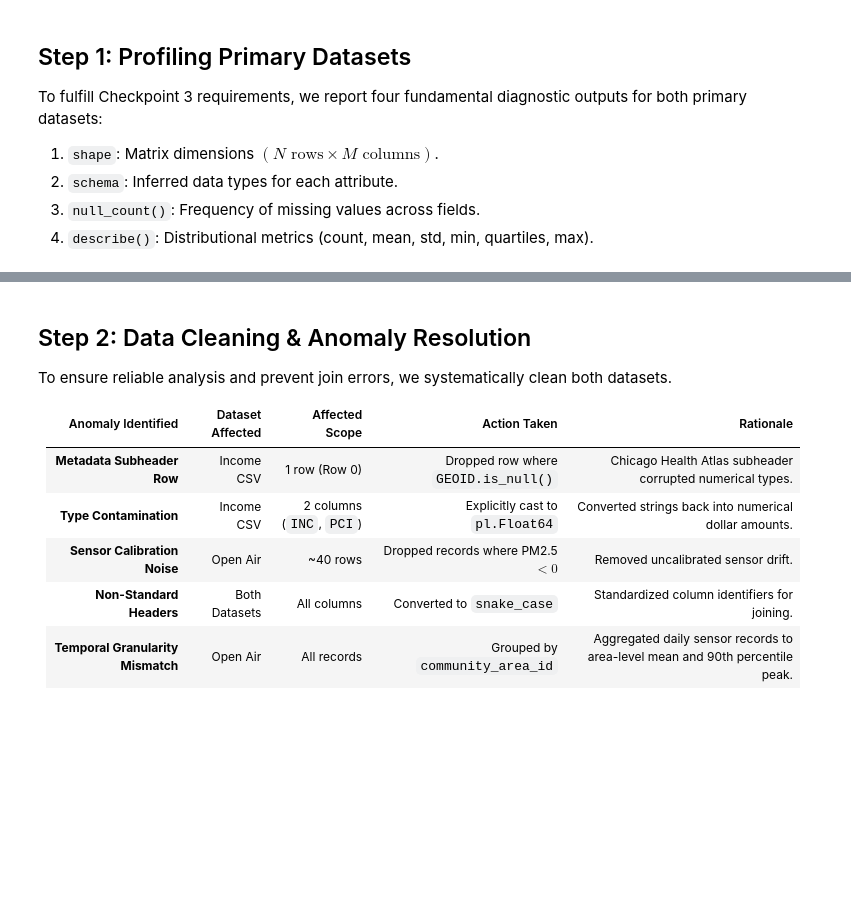
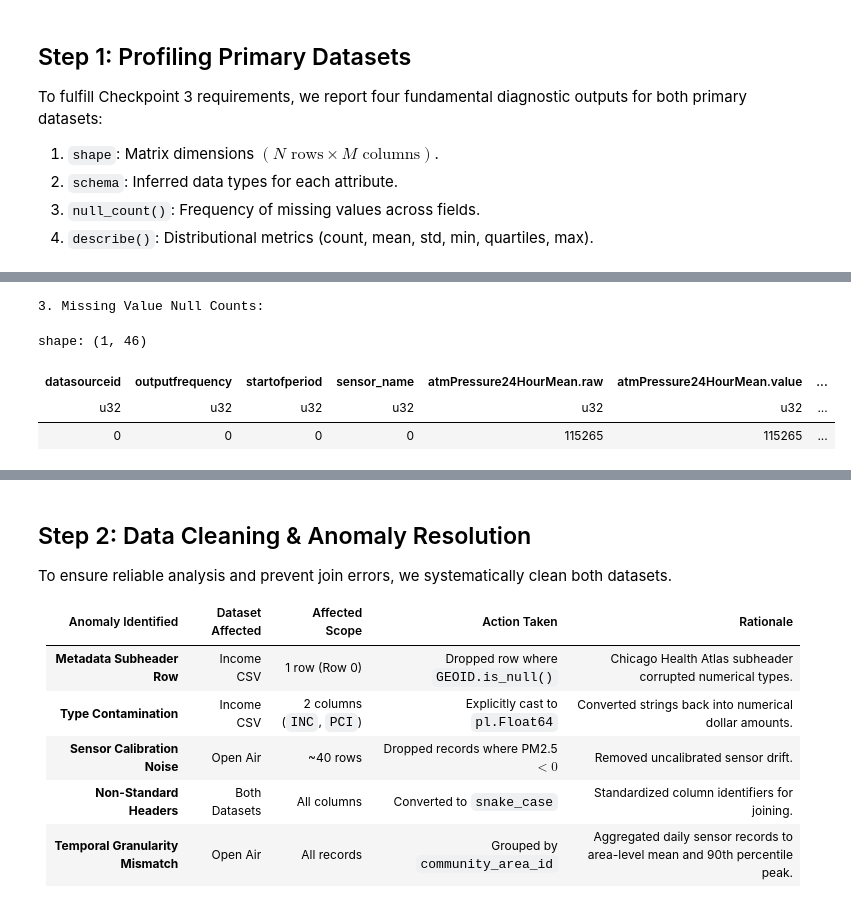
Before and after one commit to doctorplatypus/Socioeconomic-Health-Disparities, a Jupyter notebook: data/eda_work/eda.ipynb, the cells around one changed output, grey strips where cells are left out. Saved outputs shown, nothing was run; the diff lists cells and outputs as text; code cells hidden in the pictures; blank space fills up the shorter version.

```diff
--- a/data/eda_work/eda.ipynb
+++ b/data/eda_work/eda.ipynb
@@ -143,0 +157,9 @@ shape: (1, 46)
+# %%
+print("\n3. Missing Value Null Counts:")
+raw_air.null_count()
+# %% [output]
+3. Missing Value Null Counts:
+shape: (1, 46)
+| datasourceid | outputfrequency | startofperiod | sensor_name | atmPressure24HourMean.raw | atmPressure24HourMean.value | ... |
+| u32 | u32 | u32 | u32 | u32 | u32 | ... |
+| 0 | 0 | 0 | 0 | 115265 | 115265 | ... |
```
Also changed, not shown: parts of 7 cells of this notebook.
